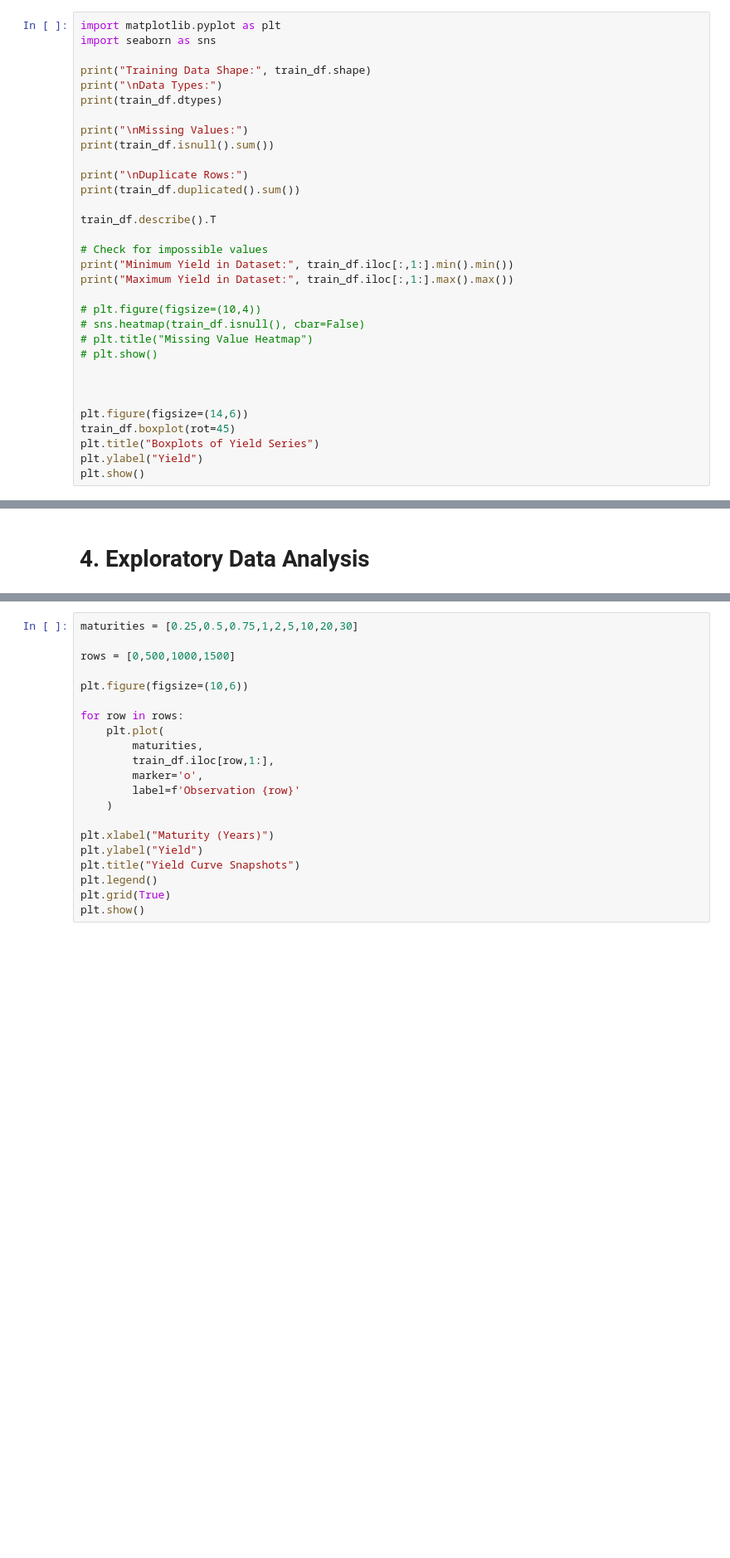
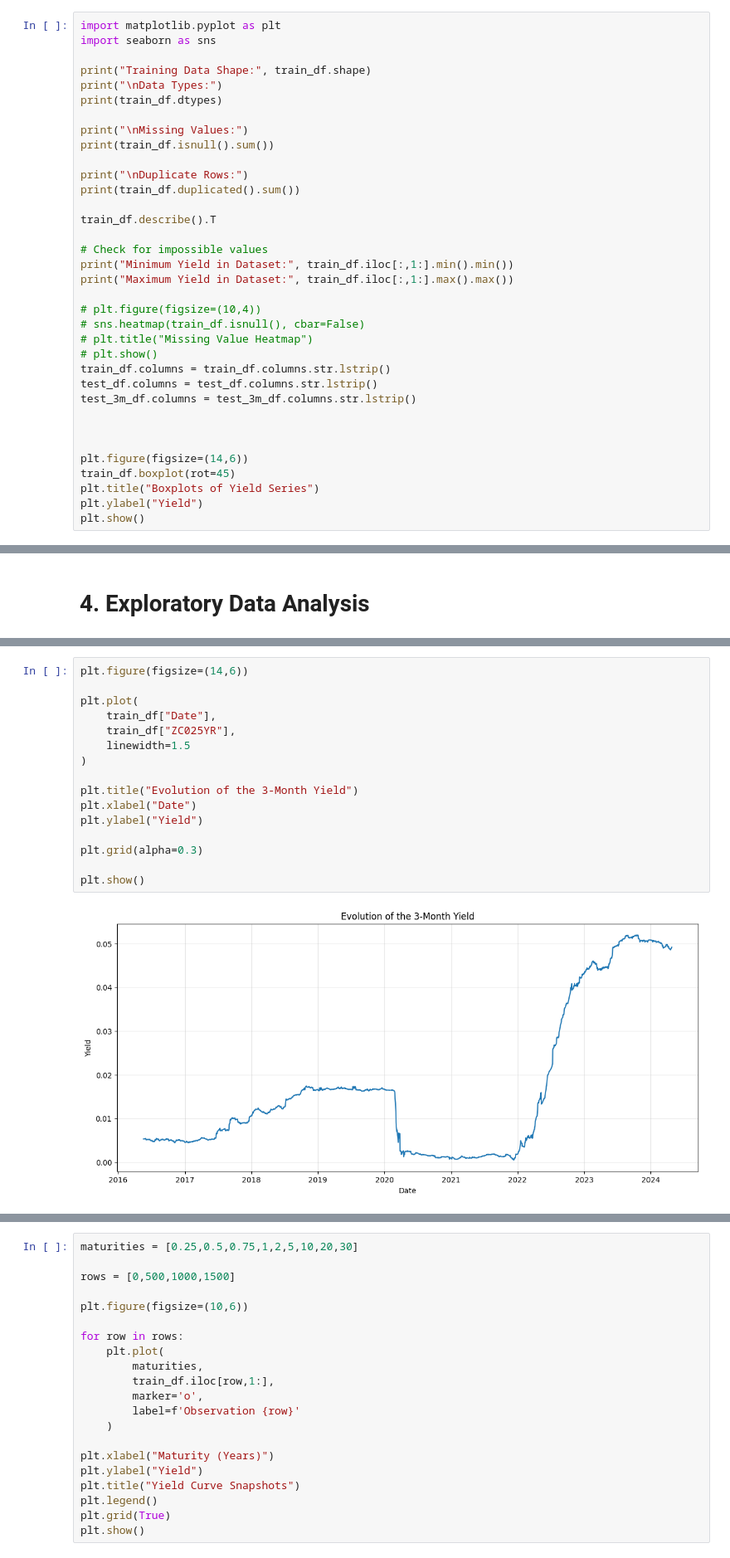
Before and after one commit to Grivann/FinClubPS1, a Jupyter notebook: FinClubPS1.ipynb, the cells around one changed output, grey strips where cells are left out. Shown at 83% size. Drawn from its saved outputs; the diff is of its cells as text; blank space fills up the shorter version.

```diff
--- a/FinClubPS1.ipynb
+++ b/FinClubPS1.ipynb
@@ -106,6 +98,9 @@ print("Maximum Yield in Dataset:", train_df.iloc[:,1:].max().max())
 # sns.heatmap(train_df.isnull(), cbar=False)
 # plt.title("Missing Value Heatmap")
 # plt.show()
+train_df.columns = train_df.columns.str.lstrip()
+test_df.columns = test_df.columns.str.lstrip()
+test_3m_df.columns = test_3m_df.columns.str.lstrip()
 
 
 
@@ -182,0 +165,18 @@ The strong relationship between the 3-Month yield and longer maturities suggests
+# %%
+plt.figure(figsize=(14,6))
+
+plt.plot(
+    train_df["Date"],
+    train_df["ZC025YR"],
+    linewidth=1.5
+)
+
+plt.title("Evolution of the 3-Month Yield")
+plt.xlabel("Date")
+plt.ylabel("Yield")
+
+plt.grid(alpha=0.3)
+
+plt.show()
+# %% [output]
+[figure, added]
```
Also changed, not shown: parts of 84 cells of this notebook, 3 other files.
